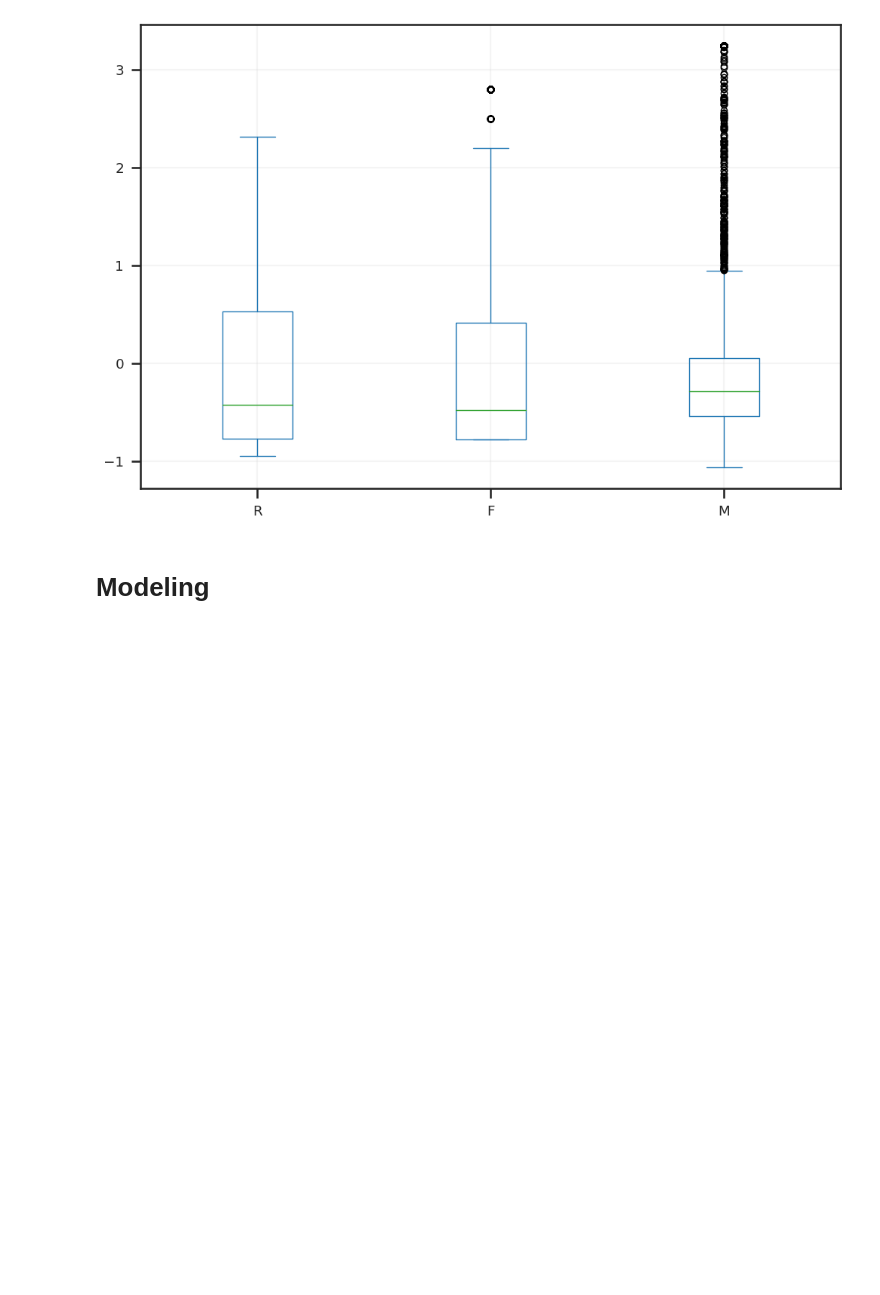
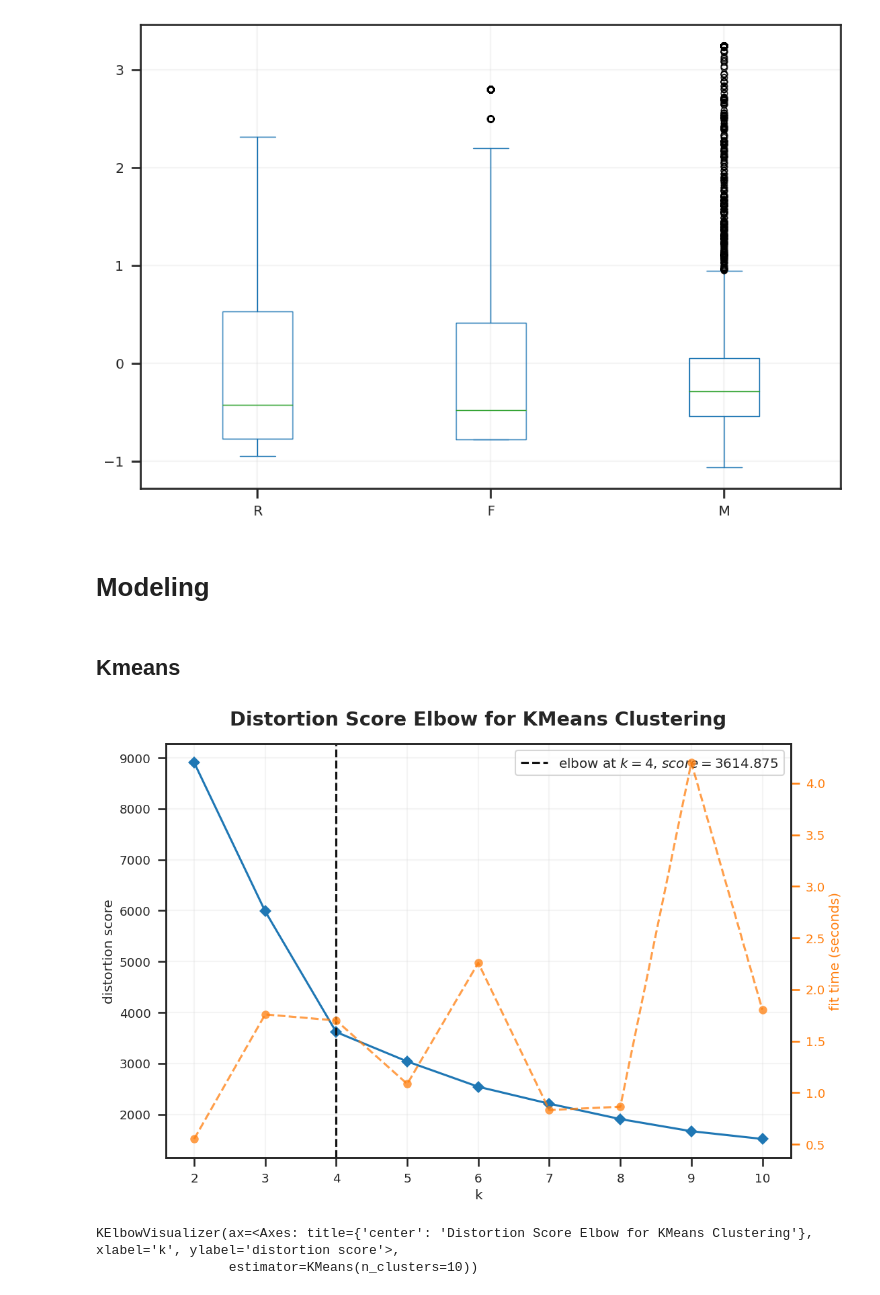
Before and after one commit to GTBelini22/Estudo_Ciencia_de_dados, a Jupyter notebook: Desafio Cluster/Desafio_Final_Cluster.ipynb, the cells around one changed output. Saved outputs shown, nothing was run; the diff lists cells and outputs as text; code cells hidden in the pictures; blank space fills up the shorter version.

```diff
--- a/Desafio Cluster/Desafio_Final_Cluster.ipynb
+++ b/Desafio Cluster/Desafio_Final_Cluster.ipynb
@@ -402,3 +402,12 @@ df_tratado.plot.box()
 [figure]
 # %% [markdown]
 # Modeling
+# %% [markdown]
+## Kmeans
+# %%
+# Vizualizando o método do kelbow
+kelbow_visualizer(KMeans(), df_tratado, k=10, timing=False)
+# %% [output]
+[figure, added]
+KElbowVisualizer(ax=<Axes: title={'center': 'Distortion Score Elbow for KMeans Clustering'}, xlabel='k', ylabel='distortion score'>,
+                 estimator=KMeans(n_clusters=10))
```
Also changed, not shown: parts of 13 cells of this notebook.
